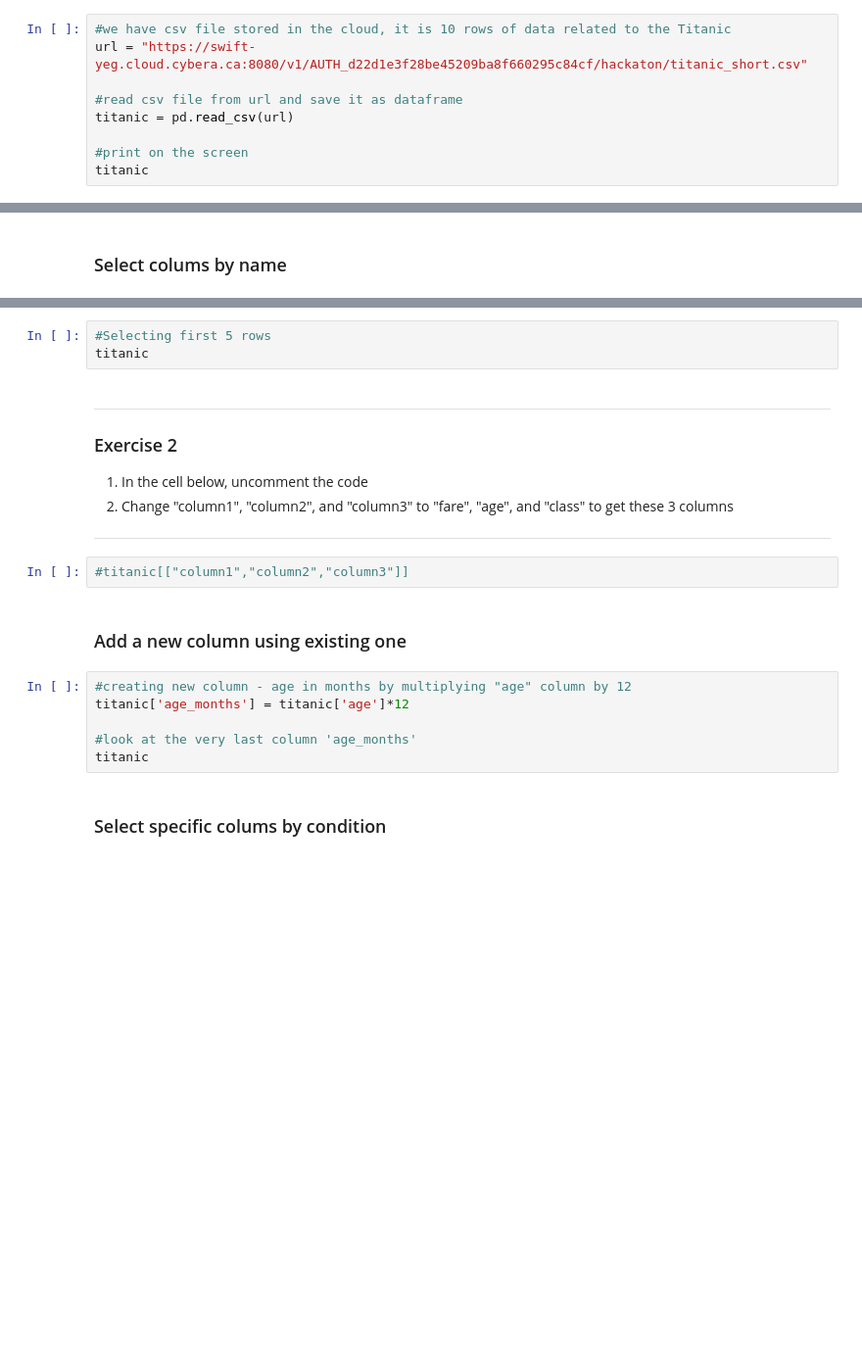
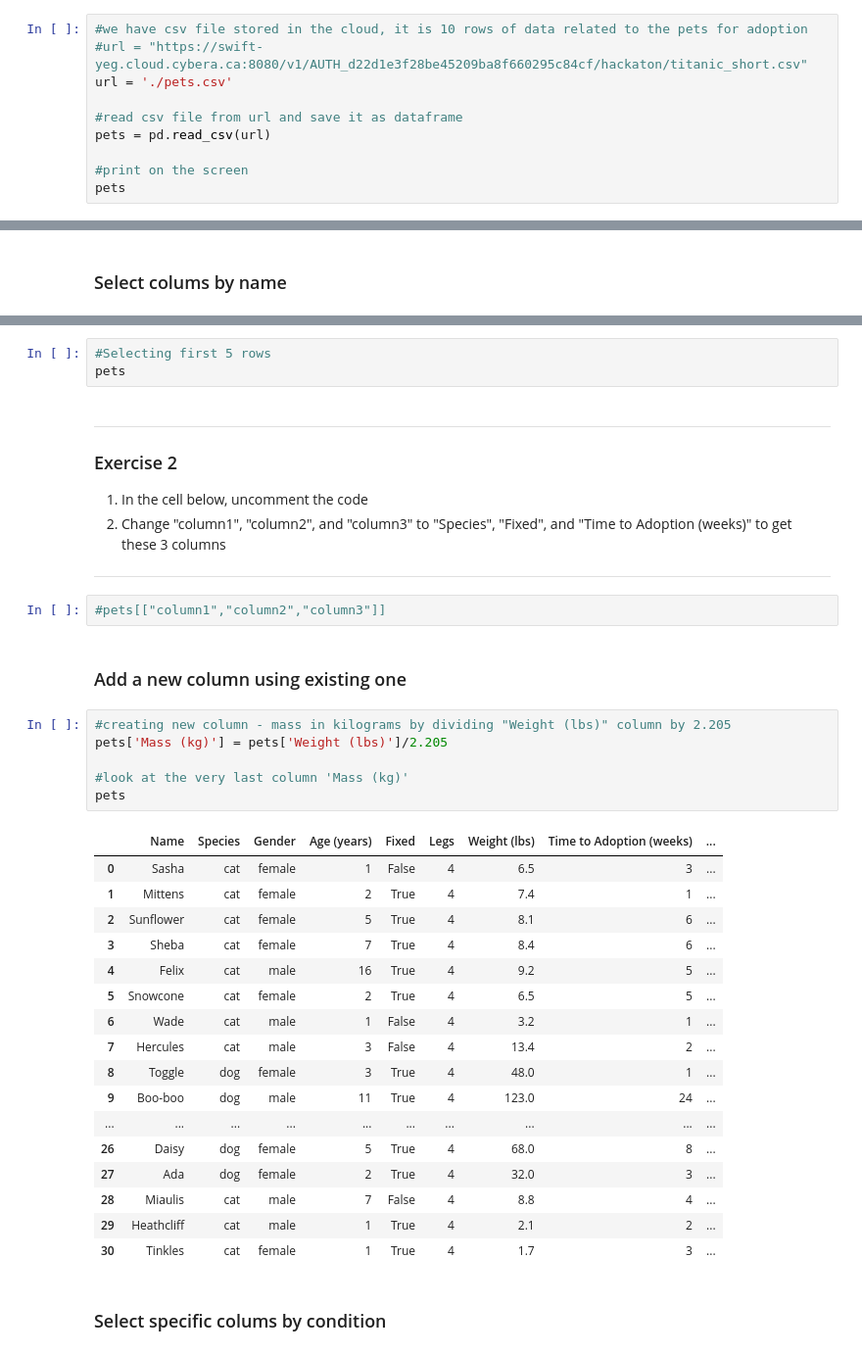
Before and after one commit to callysto/hackathon, a Jupyter notebook: Prep_materials/Python and pandas basics.ipynb, the cells around one changed output, grey strips where cells are left out. Shown at 98% size. Saved outputs shown, nothing was run; the diff lists cells and outputs as text; blank space fills up the shorter version.

Commit message:
Change Titanic dataset to pets dataset

```diff
--- a/Prep_materials/Python and pandas basics.ipynb
+++ b/Prep_materials/Python and pandas basics.ipynb
@@ -61,11 +61,12 @@ import pandas as pd
 # %% [markdown]
 To read file in csv format the **read_csv()** function is used, it can read a file or a file from a URL.
 # %%
-#we have csv file stored in the cloud, it is 10 rows of data related to the Titanic
-url = "https://swift-yeg.cloud.cybera.ca:8080/v1/AUTH_d22d1e3f28be45209ba8f660295c84cf/hackaton/titanic_short.csv"
+#we have csv file stored in the cloud, it is 10 rows of data related to the pets for adoption
+#url = "https://swift-yeg.cloud.cybera.ca:8080/v1/AUTH_d22d1e3f28be45209ba8f660295c84cf/hackaton/titanic_short.csv"
+url = './pets.csv'
 
 #read csv file from url and save it as dataframe
-titanic = pd.read_csv(url)
+pets = pd.read_csv(url)
 
 #print on the screen
-titanic
+pets
@@ -88,24 +107,42 @@ titanic
 # %%
 #Selecting first 5 rows
-titanic
+pets
 # %% [markdown]
 ---
 ### Exercise 2
 
 1. In the cell below, uncomment the code
-2. Change "column1", "column2", and "column3" to "fare", "age", and "class" to get these 3 columns
+2. Change "column1", "column2", and "column3" to "Species", "Fixed", and "Time to Adoption (weeks)" to get these 3 columns
 
 ---
 # %%
-#titanic[["column1","column2","column3"]]
+#pets[["column1","column2","column3"]]
 # %% [markdown]
 ### Add a new column using existing one
 # %%
-#creating new column - age in months by multiplying "age" column by 12
-titanic['age_months'] = titanic['age']*12
+#creating new column - mass in kilograms by dividing "Weight (lbs)" column by 2.205
+pets['Mass (kg)'] = pets['Weight (lbs)']/2.205
 
-#look at the very last column 'age_months'
-titanic
+#look at the very last column 'Mass (kg)'
+pets
+# %% [output]
+|  | Name | Species | Gender | Age (years) | Fixed | Legs | Weight (lbs) | Time to Adoption (weeks) | ... |
+| 0 | Sasha | cat | female | 1 | False | 4 | 6.5 | 3 | ... |
+| 1 | Mittens | cat | female | 2 | True | 4 | 7.4 | 1 | ... |
+| 2 | Sunflower | cat | female | 5 | True | 4 | 8.1 | 6 | ... |
+| 3 | Sheba | cat | female | 7 | True | 4 | 8.4 | 6 | ... |
+| 4 | Felix | cat | male | 16 | True | 4 | 9.2 | 5 | ... |
+| 5 | Snowcone | cat | female | 2 | True | 4 | 6.5 | 5 | ... |
+| 6 | Wade | cat | male | 1 | False | 4 | 3.2 | 1 | ... |
+| 7 | Hercules | cat | male | 3 | False | 4 | 13.4 | 2 | ... |
+| 8 | Toggle | dog | female | 3 | True | 4 | 48.0 | 1 | ... |
+| 9 | Boo-boo | dog | male | 11 | True | 4 | 123.0 | 24 | ... |
+| ... | ... | ... | ... | ... | ... | ... | ... | ... | ... |
+| 26 | Daisy | dog | female | 5 | True | 4 | 68.0 | 8 | ... |
+| 27 | Ada | dog | female | 2 | True | 4 | 32.0 | 3 | ... |
+| 28 | Miaulis | cat | male | 7 | False | 4 | 8.8 | 4 | ... |
+| 29 | Heathcliff | cat | male | 1 | True | 4 | 2.1 | 2 | ... |
+| 30 | Tinkles | cat | female | 1 | True | 4 | 1.7 | 3 | ... |
 # %% [markdown]
 ### Select specific colums  by condition
 # %%
```
Also changed, not shown: parts of 20 cells of this notebook.
